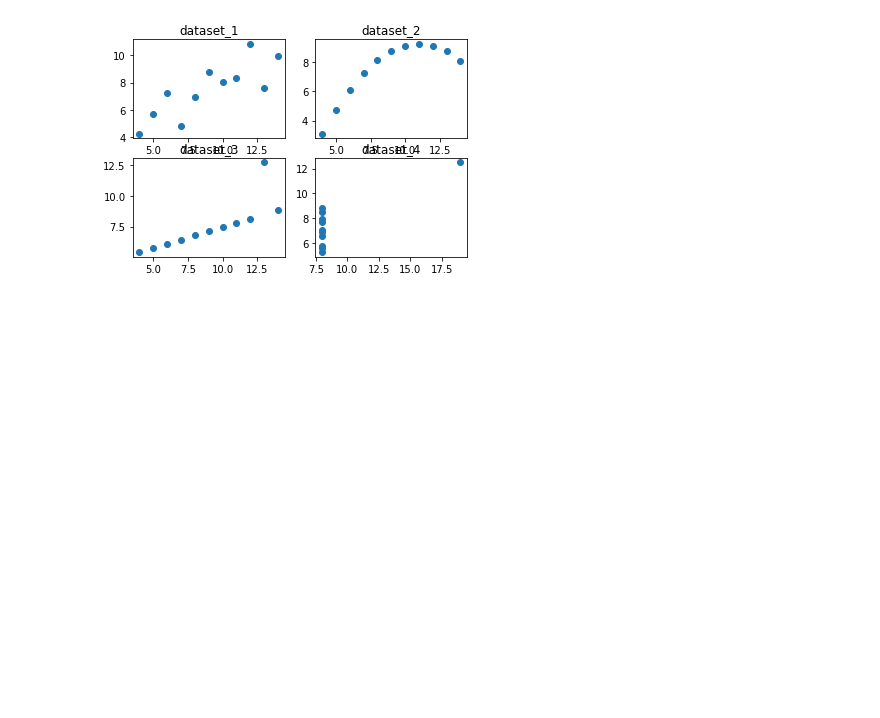
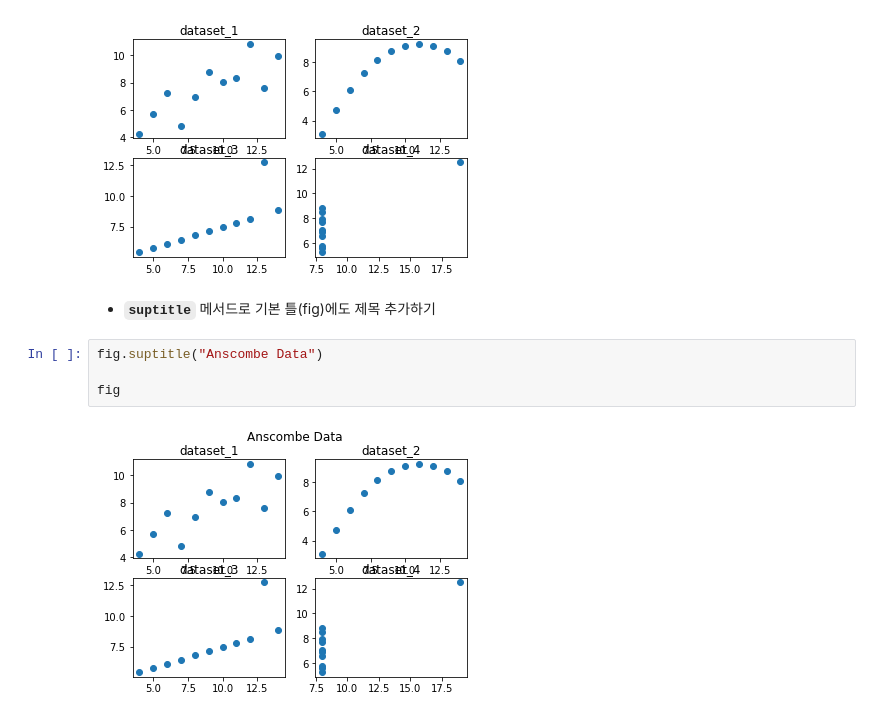
Before and after one commit to sehan25/ESAA, a Jupyter notebook: 0328__Doit_Pandas_Graph.ipynb, the cells around one changed output. Drawn from its saved outputs; the diff is of its cells as text; blank space fills up the shorter version.

```diff
--- a/0328__Doit_Pandas_Graph.ipynb
+++ b/0328__Doit_Pandas_Graph.ipynb
@@ -124,3 +125,11 @@ axes4.set_title("dataset_4")
 fig
 # %% [output]
 [figure]
+# %% [markdown]
+* **`suptitle`** 메서드로 기본 틀(fig)에도 제목 추가하기
+# %%
+fig.suptitle("Anscombe Data")
+
+fig
+# %% [output]
+[figure, added]
```
Also changed, not shown: parts of 95 cells of this notebook.
